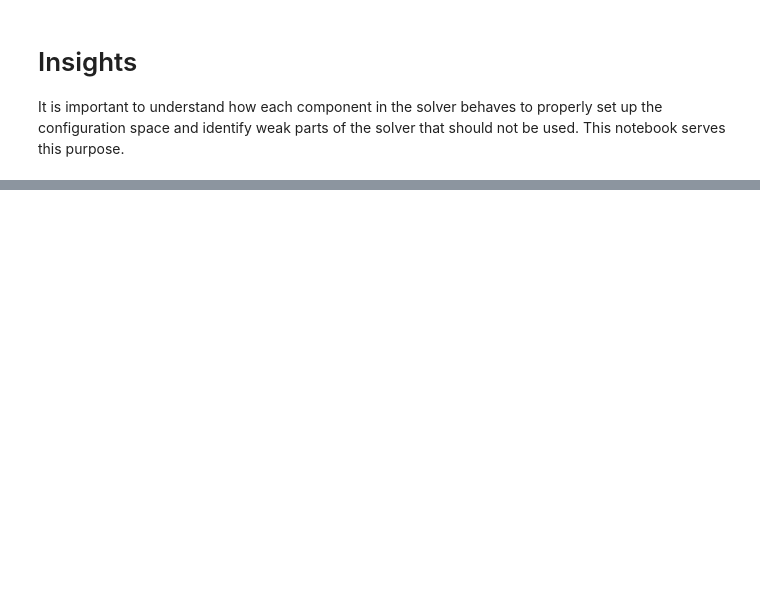
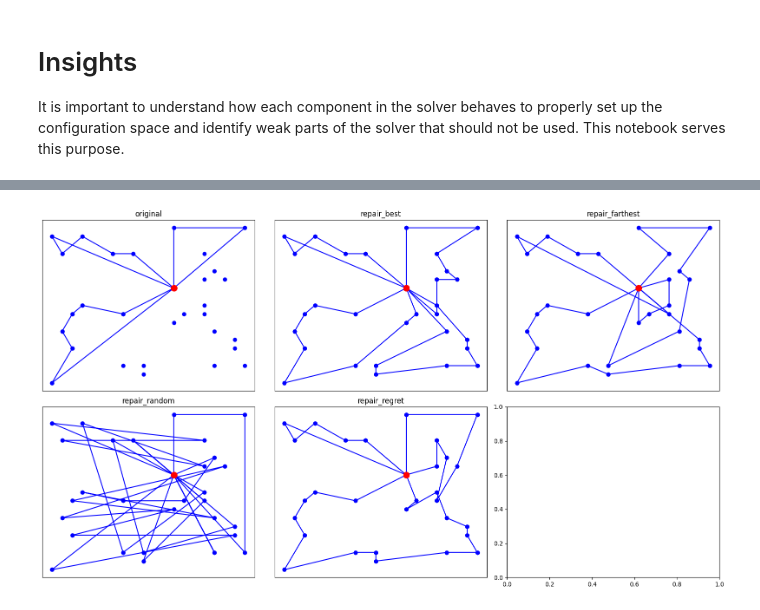
Before and after one commit to Karilli/CVRP-solver, a Jupyter notebook: showcase.ipynb, the cells around one changed output, grey strips where cells are left out. Cells and saved outputs as stored; diff of their text form; code cells hidden in the pictures; blank space fills up the shorter version.

```diff
--- a/showcase.ipynb
+++ b/showcase.ipynb
@@ -95,0 +145,22 @@ plot(canvas, locations, 4, 5)
+# %%
+REPAIR = [
+    repair_best,
+    repair_farthest,
+    repair_random,
+    repair_regret
+]
+canvas = {}
+sol = generate_initial_solution(distance_matrix, locations, demands, number_of_vehicles, vehicle_capacity, "GREEDY_ALL_ROUTES")
+Tabu.init(1)
+destroy_shaw_removal_route(sol)
+canvas["original"] = [[0]+route+[0] for route in sol]
+for heuristic in REPAIR:
+    cpy = sol.copy()
+    while cpy.unassigned:
+        heuristic(cpy, 45)
+    name = str(heuristic).split()[1]
+    canvas[name] = [[0]+route+[0] for route in cpy]
+
+plot(canvas, locations, 2, 3)
+# %% [output]
+[figure, added]
```
Also changed, not shown: parts of 10 cells of this notebook, 5 other files.
